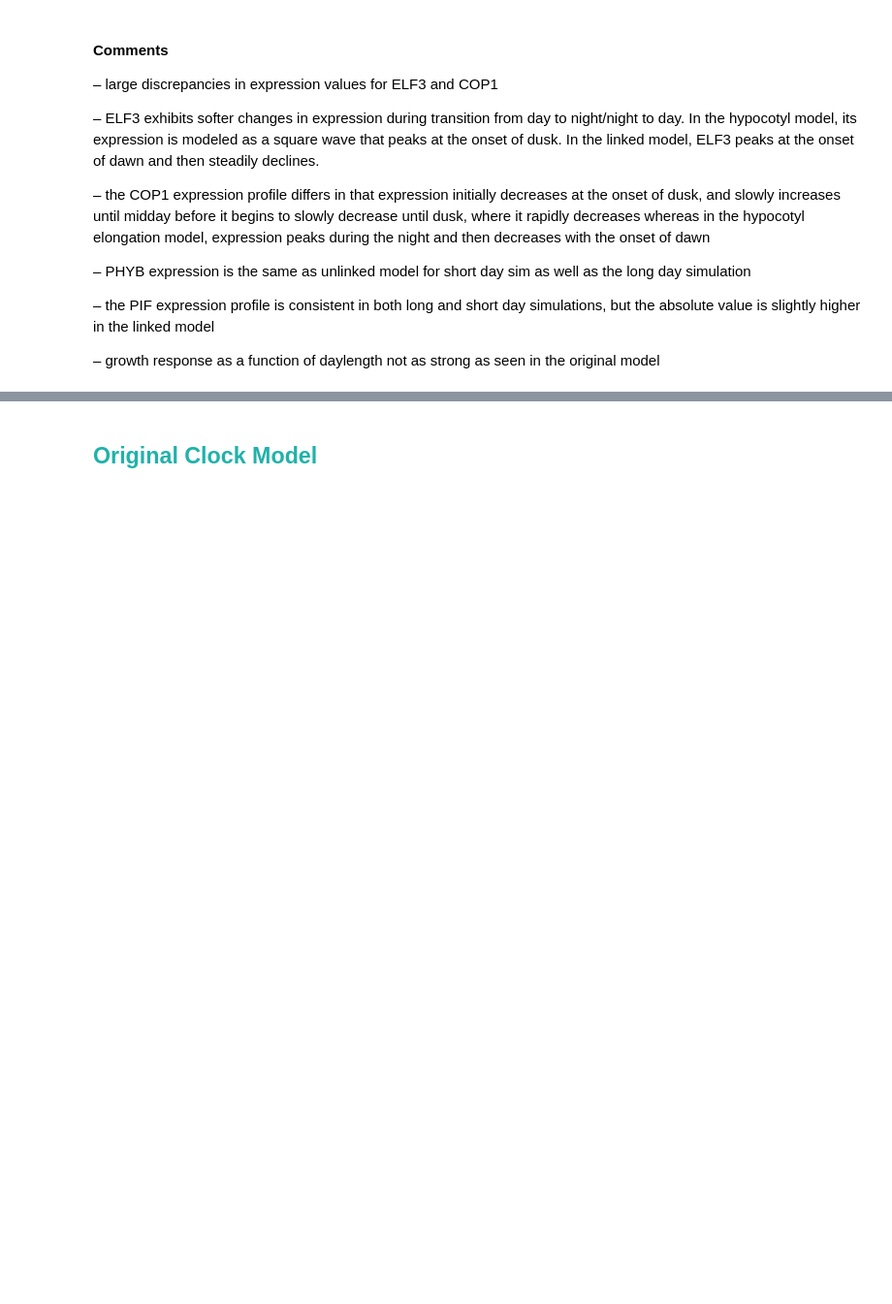
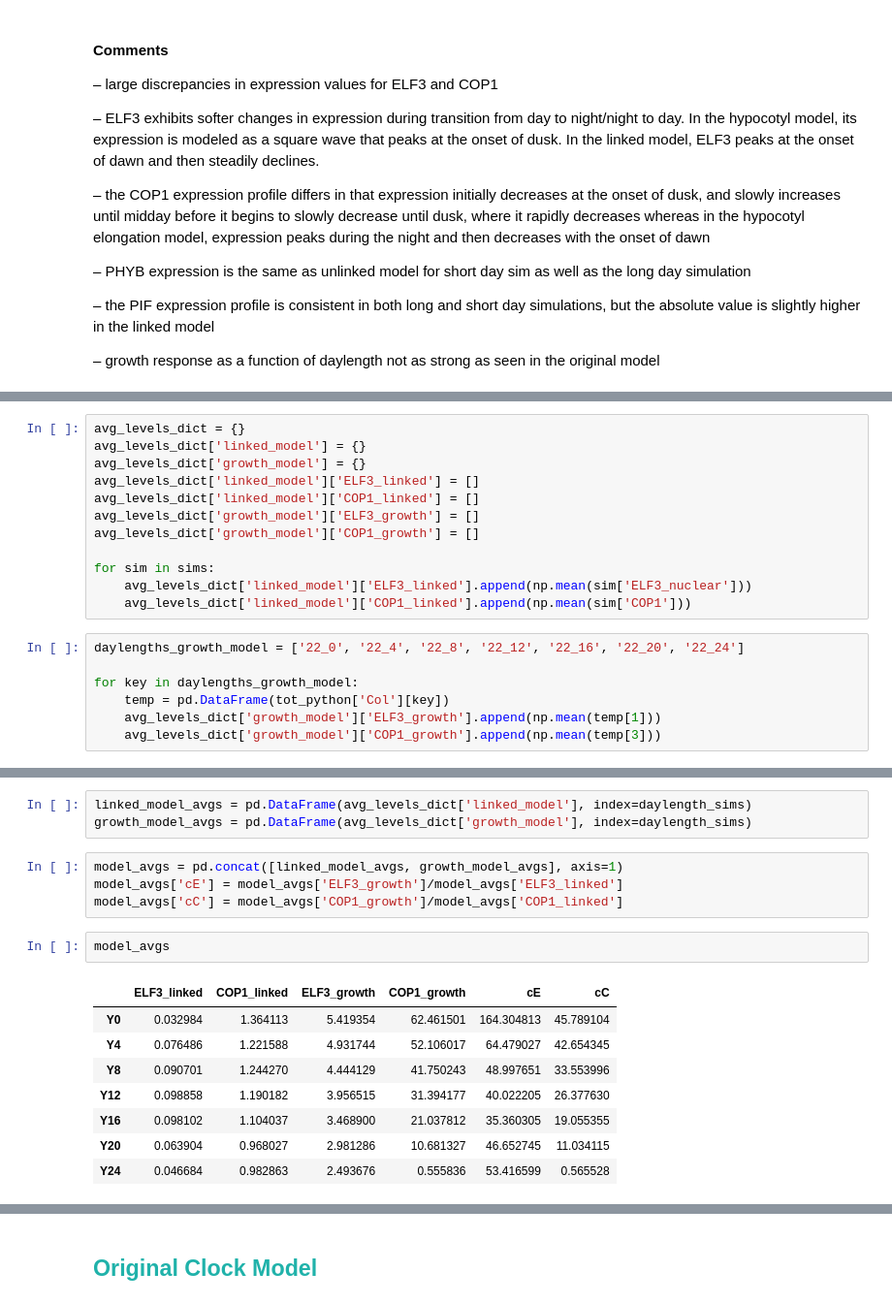
Before and after one commit to cbantock/arabidopsis_clock_linked_growth_model, a Jupyter notebook: CB_hypocotyl_growth_model.ipynb, the cells around one changed output, grey strips where cells are left out. Shown at 97% size. Cells and saved outputs as stored; diff of their text form; blank space fills up the shorter version.

```diff
--- a/CB_hypocotyl_growth_model.ipynb
+++ b/CB_hypocotyl_growth_model.ipynb
@@ -1267,0 +1299,19 @@ Text(0, 0.5, 'Growth (mm)')
+# %%
+avg_levels_dict = {}
+avg_levels_dict['linked_model'] = {}
+avg_levels_dict['growth_model'] = {}
+avg_levels_dict['linked_model']['ELF3_linked'] = []
+avg_levels_dict['linked_model']['COP1_linked'] = []
+avg_levels_dict['growth_model']['ELF3_growth'] = []
+avg_levels_dict['growth_model']['COP1_growth'] = []
+
+for sim in sims:
+    avg_levels_dict['linked_model']['ELF3_linked'].append(np.mean(sim['ELF3_nuclear']))
+    avg_levels_dict['linked_model']['COP1_linked'].append(np.mean(sim['COP1']))
+# %%
+daylengths_growth_model = ['22_0', '22_4', '22_8', '22_12', '22_16', '22_20', '22_24']
+
+for key in daylengths_growth_model:
+    temp = pd.DataFrame(tot_python['Col'][key])
+    avg_levels_dict['growth_model']['ELF3_growth'].append(np.mean(temp[1]))
+    avg_levels_dict['growth_model']['COP1_growth'].append(np.mean(temp[3]))
@@ -1267,0 +1338,18 @@ Text(0, 0.5, 'Growth (mm)')
+# %%
+linked_model_avgs = pd.DataFrame(avg_levels_dict['linked_model'], index=daylength_sims)
+growth_model_avgs = pd.DataFrame(avg_levels_dict['growth_model'], index=daylength_sims)
+# %%
+model_avgs = pd.concat([linked_model_avgs, growth_model_avgs], axis=1)
+model_avgs['cE'] = model_avgs['ELF3_growth']/model_avgs['ELF3_linked']
+model_avgs['cC'] = model_avgs['COP1_growth']/model_avgs['COP1_linked']
+# %%
+model_avgs
+# %% [output]
+|  | ELF3_linked | COP1_linked | ELF3_growth | COP1_growth | cE | cC |
+| Y0 | 0.032984 | 1.364113 | 5.419354 | 62.461501 | 164.304813 | 45.789104 |
+| Y4 | 0.076486 | 1.221588 | 4.931744 | 52.106017 | 64.479027 | 42.654345 |
+| Y8 | 0.090701 | 1.244270 | 4.444129 | 41.750243 | 48.997651 | 33.553996 |
+| Y12 | 0.098858 | 1.190182 | 3.956515 | 31.394177 | 40.022205 | 26.377630 |
+| Y16 | 0.098102 | 1.104037 | 3.468900 | 21.037812 | 35.360305 | 19.055355 |
+| Y20 | 0.063904 | 0.968027 | 2.981286 | 10.681327 | 46.652745 | 11.034115 |
+| Y24 | 0.046684 | 0.982863 | 2.493676 | 0.555836 | 53.416599 | 0.565528 |
```
Also changed, not shown: parts of 19 cells of this notebook.
